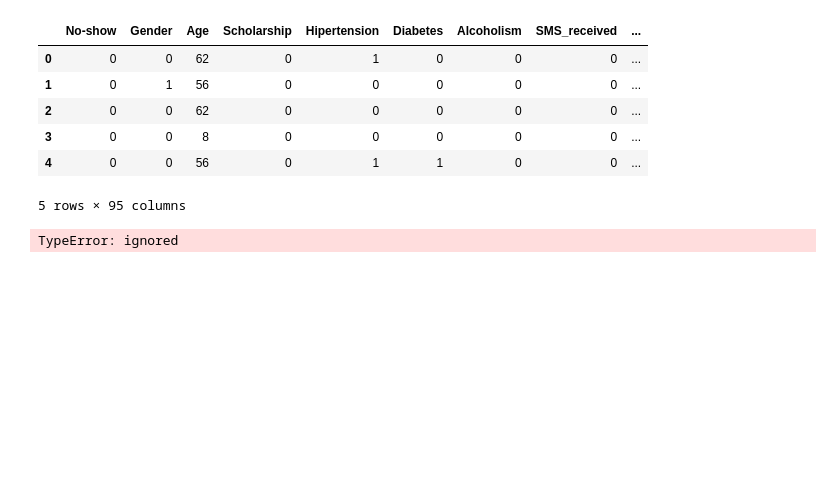
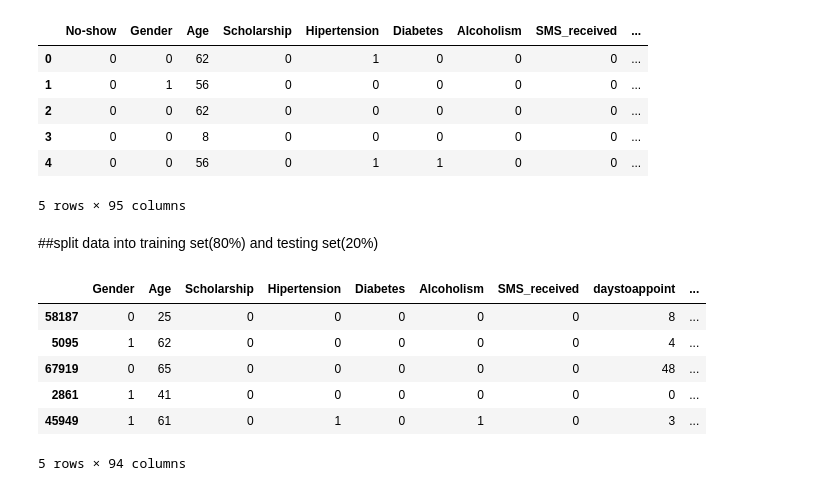
Before and after one commit to HanjunHeatherLi/Clinical_no_show_project, a Jupyter notebook: project_1.ipynb, the cells around one changed output. Saved outputs shown, nothing was run; the diff lists cells and outputs as text; code cells hidden in the pictures; blank space fills up the shorter version.

```diff
--- a/project_1.ipynb
+++ b/project_1.ipynb
@@ -123,8 +133,22 @@ df.head()
 | 4 | 0 | 0 | 56 | 0 | 1 | 1 | 0 | 0 | ... |
 5 rows × 95 columns
 # %%
-profile = ProfileReport( df, title='Pandas profiling report' , html={'style':{'full_width':True}})
 
-profile.to_notebook_iframe()
+#profile = ProfileReport( df, title='Pandas profiling report' , html={'style':{'full_width':True}})
+
+#profile.to_notebook_iframe()
-# %% [output]
-TypeError: ignored
+# %% [markdown]
+##split data into training set(80%) and testing set(20%)
+# %%
+
+X=df.drop(['No-show'],axis=1)
+y=df['No-show']
+Xtrain, Xtest, ytrain, ytest = train_test_split(X, y, test_size=0.2, random_state=42)
+# %% [output]
+|  | Gender | Age | Scholarship | Hipertension | Diabetes | Alcoholism | SMS_received | daystoappoint | ... |
+| 58187 | 0 | 25 | 0 | 0 | 0 | 0 | 0 | 8 | ... |
+| 5095 | 1 | 62 | 0 | 0 | 0 | 0 | 0 | 4 | ... |
+| 67919 | 0 | 65 | 0 | 0 | 0 | 0 | 0 | 48 | ... |
+| 2861 | 1 | 41 | 0 | 0 | 0 | 0 | 0 | 0 | ... |
+| 45949 | 1 | 61 | 0 | 1 | 0 | 1 | 0 | 3 | ... |
+5 rows × 94 columns
```
Also changed, not shown: parts of 3 cells of this notebook.
